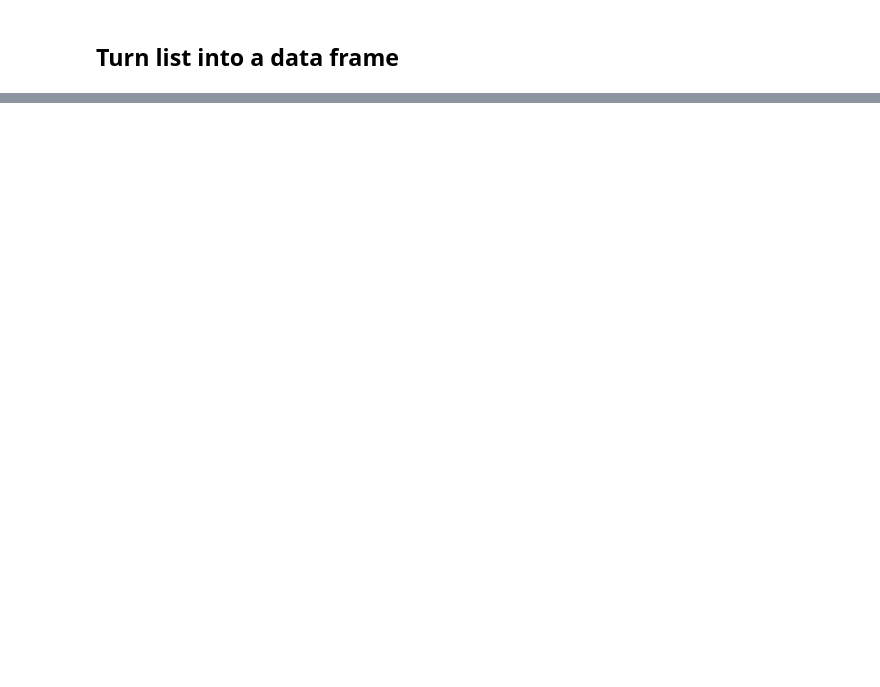
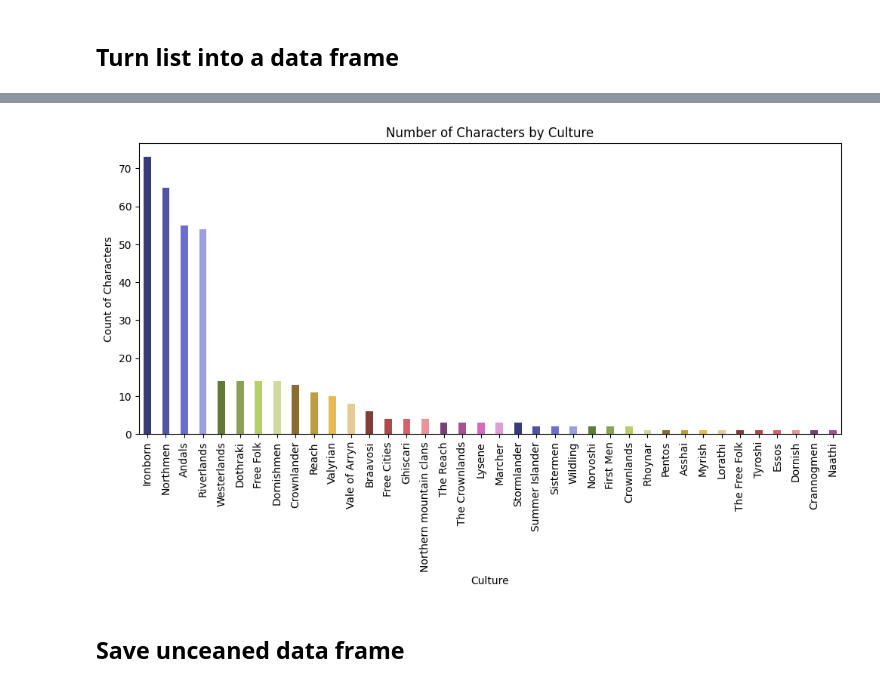
Before and after one commit to mariamorskovatykh/game_of_thrones_project, a Jupyter notebook: characters_scraping.ipynb, the cells around one changed output, grey strips where cells are left out. Saved outputs shown, nothing was run; the diff lists cells and outputs as text; code cells hidden in the pictures; blank space fills up the shorter version.

```diff
--- a/characters_scraping.ipynb
+++ b/characters_scraping.ipynb
@@ -167,0 +268,21 @@ TypeError: expected string or bytes-like object
+# %%
+# Divide the values in column by comma
+characters_df['culture'] = characters_df['culture'].str.split(',')
+# %%
+# Create a new DataFrame to store the separated values
+culture_df = pd.DataFrame(columns=['culture', 'character_name'])
+
+with warnings.catch_warnings():
+    warnings.filterwarnings("ignore")
+
+    # Iterate over the rows of the original DataFrame
+    for _, row in characters_df.iterrows():
+        # Iterate over the list of separated values
+        for value in row['culture']:
+            # Append a new row to the new DataFrame
+            culture_df = culture_df.append({'culture': value.strip(), 'character_name': row['character_name']}, ignore_index=True)
+# %%
+# Group by cultures and count
+df_grouped_cul = culture_df.groupby("culture")["character_name"].count().sort_values(ascending=False).reset_index(name='character_counts')
+df_grouped_cul = df_grouped_cul[df_grouped_cul["culture"] != "Unknown"]
+df_grouped_cul.head()
@@ -167,0 +296,15 @@ TypeError: expected string or bytes-like object
+# %%
+# Plot number of characters grouped by cultures
+colors=plt.get_cmap('tab20b').colors
+fig = plt.figure(figsize=(12, 5))
+ax = df_grouped_cul.plot(x='culture', y='character_counts', kind='bar', color=colors, width=0.4, ax=fig.gca())
+ax.set_ylabel('Count of Characters')
+ax.set_xlabel('Culture')
+ax.set_title('Number of Characters by Culture')
+ax.legend().set_visible(False)
+ax.set_xticklabels(ax.get_xticklabels(), rotation=90)
+plt.show();
+# %% [output]
+[figure, added]
+# %% [markdown]
+## Save unceaned data frame
```
Also changed, not shown: parts of 22 cells of this notebook.
